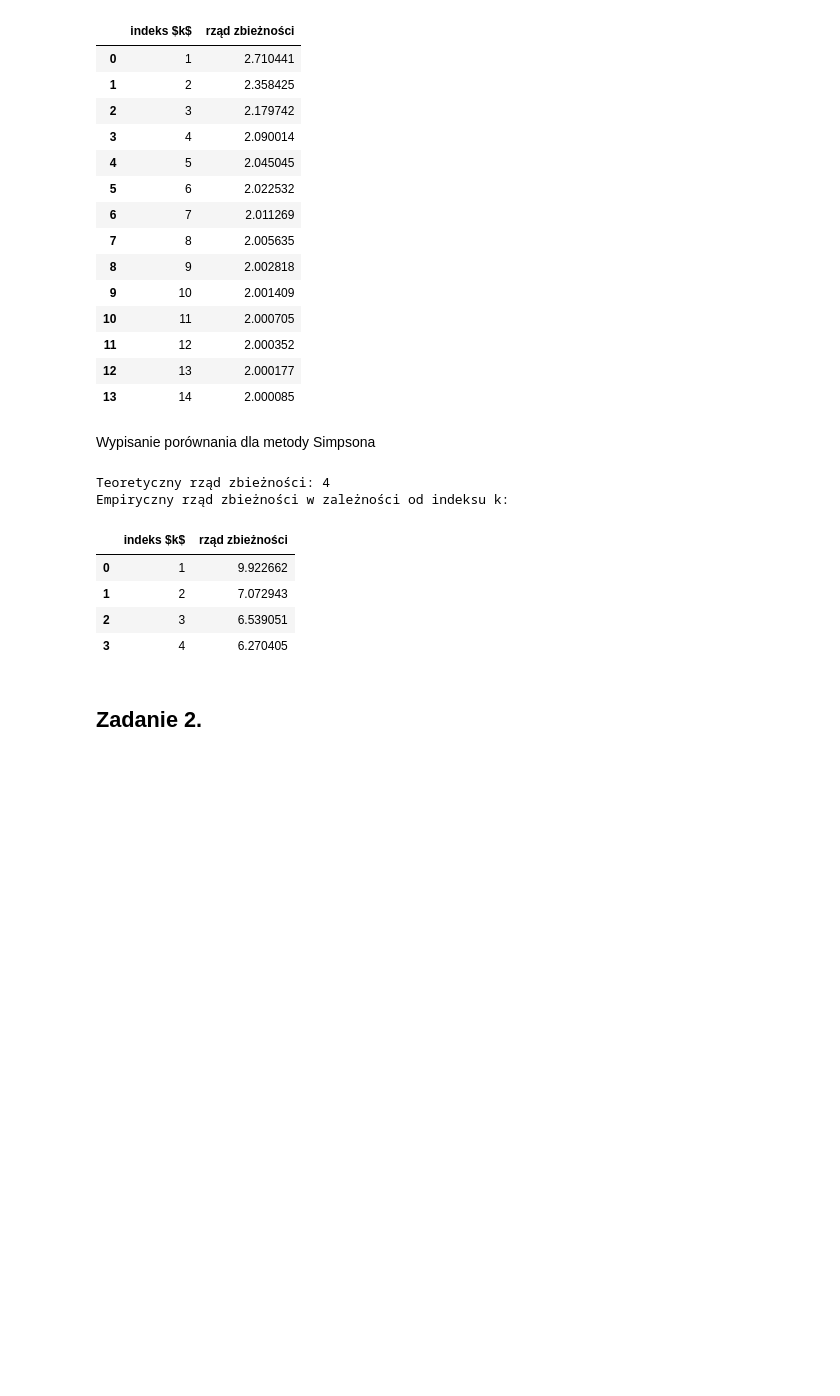
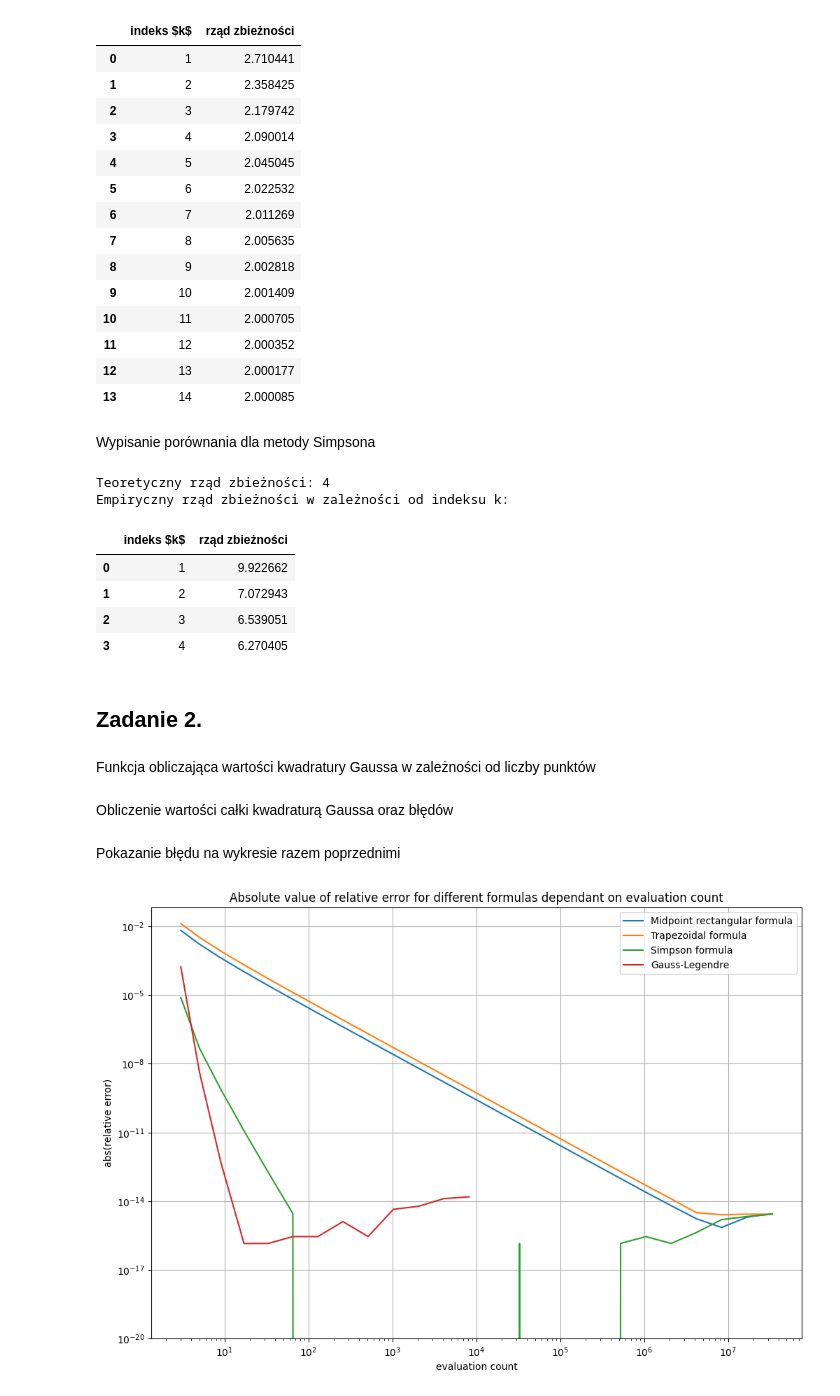
Before and after one commit to Mosder/agh, a Jupyter notebook: sem4/mownit/lab06/zadania.ipynb, the cells around one changed output. Saved outputs shown, nothing was run; the diff lists cells and outputs as text; code cells hidden in the pictures; blank space fills up the shorter version.

```diff
--- a/sem4/mownit/lab06/zadania.ipynb
+++ b/sem4/mownit/lab06/zadania.ipynb
@@ -228,3 +228,48 @@ Empiryczny rząd zbieżności w zależności od indeksu k:
 | 3 | 4 | 6.270405 |
 # %% [markdown]
 <h2>Zadanie 2.</h2>
+# %% [markdown]
+Funkcja obliczająca wartości kwadratury Gaussa w zależności od liczby punktów
+# %%
+# calculate the value of Gauss-Legendre quadrature
+def gauss_integral(f, range_start, range_end, node_count):
+    xs, weights = np.polynomial.legendre.leggauss(node_count)
+    shifted_xs = (range_start + range_end)/2 + (range_end - range_start)/2 * xs
+    return (range_end - range_start)/2 * np.sum(weights * f(shifted_xs))
+# %% [markdown]
+Obliczenie wartości całki kwadraturą Gaussa oraz błędów
+# %%
+# define smaller ms to finish calculations before the heat death of the universe
+gauss_ms = np.arange(1, 14, 1)
+# calculate the Gauss-Legendre quadrature values
+gauss_values = np.array([gauss_integral(f, 0, 1, 2**m + 1) for m in gauss_ms])
+# calculate the errors
+gauss_errors= np.abs(gauss_values - np.pi) / np.pi
+# %% [markdown]
+Pokazanie błędu na wykresie razem poprzednimi
+# %%
+# set figsize
+plt.figure(figsize = (12,8))
+# plot rect errors
+plt.plot(2**ms + 1, rect_errors, label="Midpoint rectangular formula")
+# plot trap errors
+plt.plot(2**ms + 1, trap_errors, label="Trapezoidal formula")
+# plot simp errors
+plt.plot(2**ms + 1, simp_errors, label="Simpson formula")
+# plot gauss errors
+plt.plot(2**gauss_ms + 1, gauss_errors, label="Gauss-Legendre")
+# set title and axes names
+plt.title("Absolute value of relative error for different formulas dependant on evaluation count")
+plt.xlabel("evaluation count")
+plt.ylabel("abs(relative error)")
+# set both axes to logarithmic scales
+plt.xscale("log")
+plt.yscale("log")
+# set y-limit
+plt.ylim(bottom=1e-20)
+# show plot with grid and legend
+plt.grid()
+plt.legend()
+plt.show()
+# %% [output]
+[figure, added]
```
